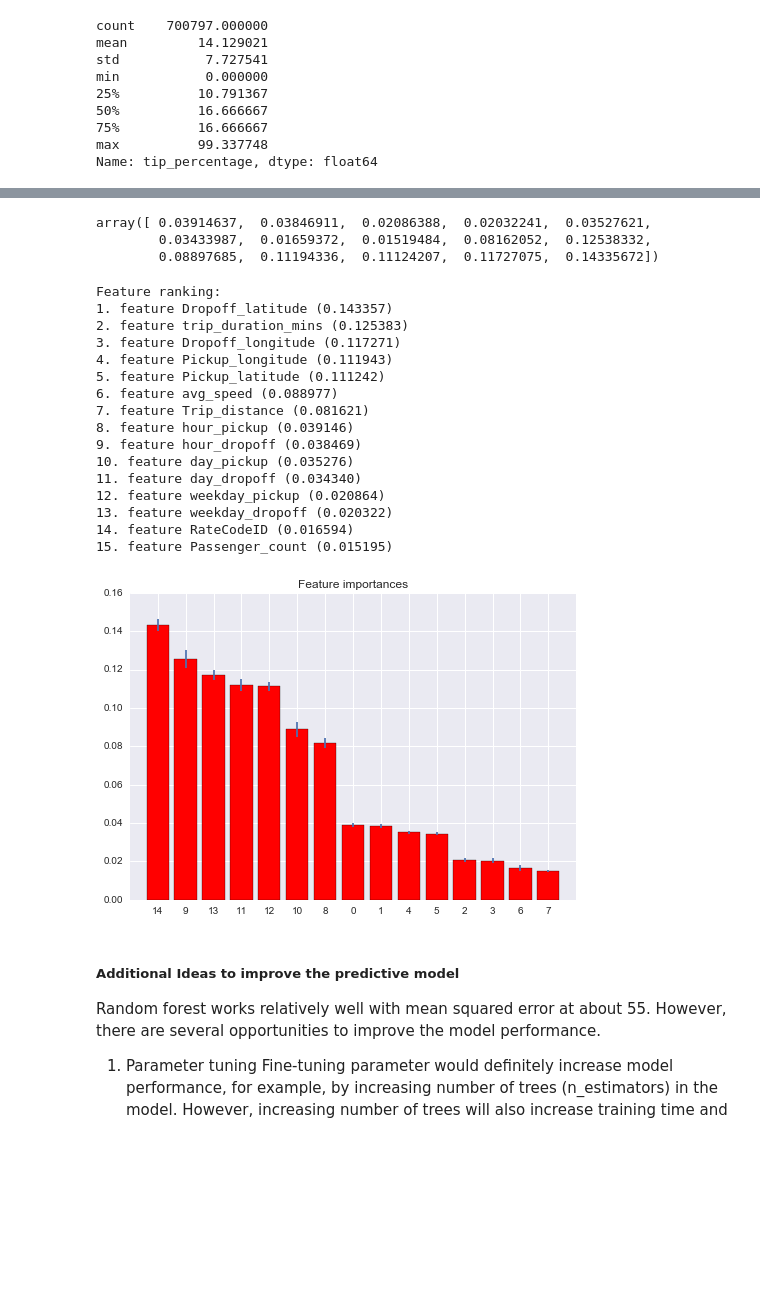
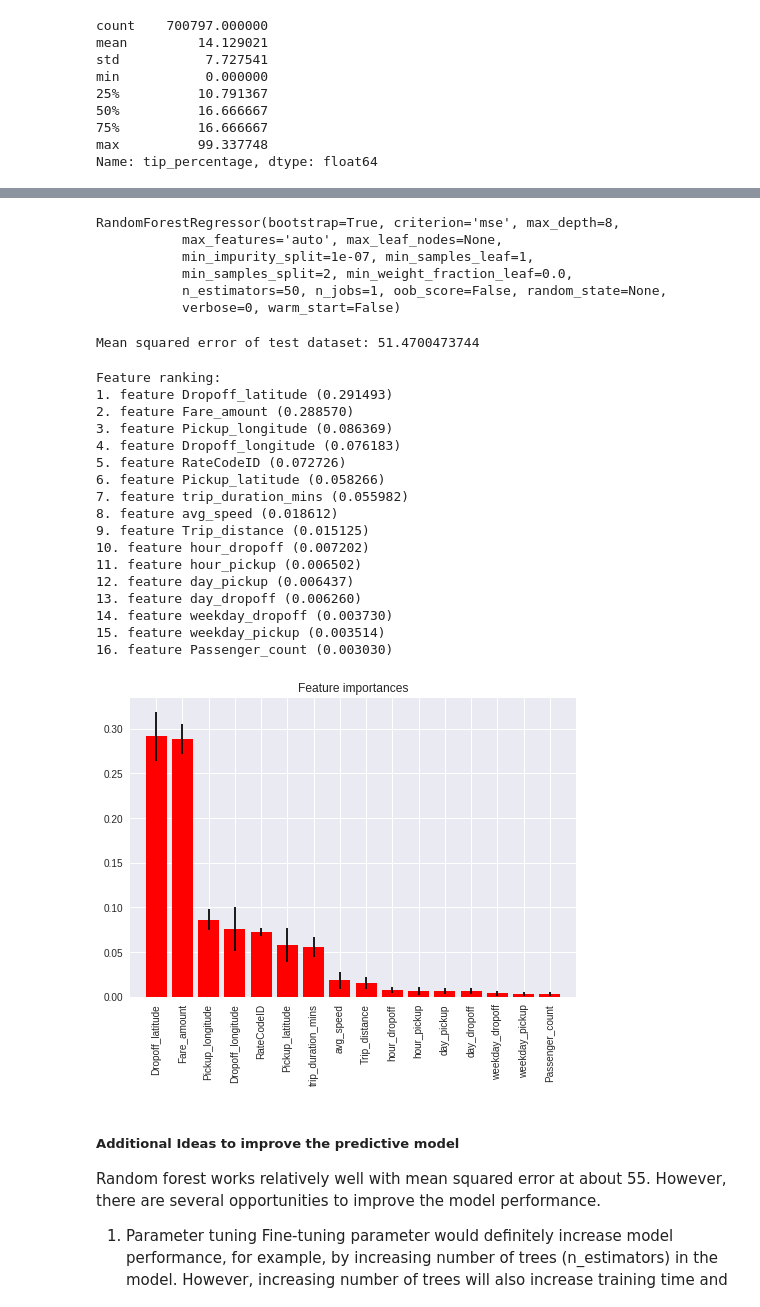
Before and after one commit to ah3200/nyc_green_taxi, a Jupyter notebook: data_analysis-final.ipynb, the cells around one changed output, grey strips where cells are left out. Saved outputs shown, nothing was run; the diff lists cells and outputs as text; code cells hidden in the pictures; blank space fills up the shorter version.

```diff
--- a/data_analysis-final.ipynb
+++ b/data_analysis-final.ipynb
@@ -612,7 +680,7 @@ data_trips['avg_speed'].fillna(0, inplace=True)
 # %%
 # Split test/train set
 from sklearn.model_selection import train_test_split
-X_train, X_test, y_train, y_test = train_test_split(data_trips[features], data_trips[target], test_size=0.2, random_state=40)
+X_train, X_test, y_train, y_test = train_test_split(data_trips[features], data_trips[target], test_size=0.3, random_state=40)
 # %%
 X_train.shape, X_test.shape, y_train.shape, y_test.shape
 # %% [output]
@@ -620,6 +688,14 @@ X_train.shape, X_test.shape, y_train.shape, y_test.shape
 # %%
 from sklearn.ensemble import RandomForestRegressor
+from sklearn.model_selection import GridSearchCV
+
+param_grid = {
+    'n_estimators': [10, 25, 50],
+    'max_depth': [4,6,8]
+}
 
 rf = RandomForestRegressor(n_estimators=10)
-rf.fit(X_train, y_train)
+
+CV_rf = GridSearchCV(estimator=rf, param_grid=param_grid, cv= 5, scoring='neg_mean_squared_error')
+CV_rf.fit(X_train, y_train)
 # %% [output]
@@ -640,48 +722,63 @@ array([-55.33286945, -55.54340291, -55.57510767, -56.01389738, -57.14515671])
+# %%
+model_rf = RandomForestRegressor(n_estimators=50, max_depth=8)
+model_rf.fit(X_train, y_train)
+# %% [output]
+RandomForestRegressor(bootstrap=True, criterion='mse', max_depth=8,
+           max_features='auto', max_leaf_nodes=None,
+           min_impurity_split=1e-07, min_samples_leaf=1,
+           min_samples_split=2, min_weight_fraction_leaf=0.0,
+           n_estimators=50, n_jobs=1, oob_score=False, random_state=None,
+           verbose=0, warm_start=False)
+# %%
+from sklearn.metrics import mean_squared_error
+
+y_pred = model_rf.predict(X_test)
+print "Mean squared error of test dataset: %s" % mean_squared_error(y_test, y_pred)
+# %% [output]
+Mean squared error of test dataset: 51.4700473744
 # %%
-importances = rf.feature_importances_
+importances = model_rf.feature_importances_
-# %%
-importances
-# %% [output]
-array([ 0.03914637,  0.03846911,  0.02086388,  0.02032241,  0.03527621,
-        0.03433987,  0.01659372,  0.01519484,  0.08162052,  0.12538332,
-        0.08897685,  0.11194336,  0.11124207,  0.11727075,  0.14335672])
 # %%
-std = np.std([tree.feature_importances_ for tree in rf.estimators_],
+std = np.std([tree.feature_importances_ for tree in model_rf.estimators_],
              axis=0)
 indices = np.argsort(importances)[::-1]
 
 # Print the feature ranking
 print("Feature ranking:")
 
 for f in range(X_train.shape[1]):
     print("%d. feature %s (%f)" % (f + 1, X_train.columns[indices[f]], importances[indices[f]]))
 
+# Label
+label_ticks = [X_train.columns[i] for i in indices]
+
 # Plot the feature importances of the forest
 plt.figure()
 plt.title("Feature importances")
 plt.bar(range(X_train.shape[1]), importances[indices],
        color="r", yerr=std[indices], align="center")
-plt.xticks(range(X_train.shape[1]), indices)
+plt.xticks(range(X_train.shape[1]), label_ticks, rotation=90)
 plt.xlim([-1, X_train.shape[1]])
 plt.show()
 # %% [output]
 Feature ranking:
-1. feature Dropoff_latitude (0.143357)
-2. feature trip_duration_mins (0.125383)
-3. feature Dropoff_longitude (0.117271)
-4. feature Pickup_longitude (0.111943)
-5. feature Pickup_latitude (0.111242)
-6. feature avg_speed (0.088977)
-7. feature Trip_distance (0.081621)
-8. feature hour_pickup (0.039146)
-9. feature hour_dropoff (0.038469)
-10. feature day_pickup (0.035276)
-11. feature day_dropoff (0.034340)
-12. feature weekday_pickup (0.020864)
-13. feature weekday_dropoff (0.020322)
-14. feature RateCodeID (0.016594)
-15. feature Passenger_count (0.015195)
+1. feature Dropoff_latitude (0.291493)
+2. feature Fare_amount (0.288570)
+3. feature Pickup_longitude (0.086369)
+4. feature Dropoff_longitude (0.076183)
+5. feature RateCodeID (0.072726)
+6. feature Pickup_latitude (0.058266)
+7. feature trip_duration_mins (0.055982)
+8. feature avg_speed (0.018612)
+9. feature Trip_distance (0.015125)
+10. feature hour_dropoff (0.007202)
+11. feature hour_pickup (0.006502)
+12. feature day_pickup (0.006437)
+13. feature day_dropoff (0.006260)
+14. feature weekday_dropoff (0.003730)
+15. feature weekday_pickup (0.003514)
+16. feature Passenger_count (0.003030)
-[figure, old version]
+[figure, new version]
 # %% [markdown]
 ##### Additional Ideas to improve the predictive model
 Random forest works relatively well with mean squared error at about 55. However, there are several opportunities to improve the model performance.
```
Also changed, not shown: parts of 67 cells of this notebook.
